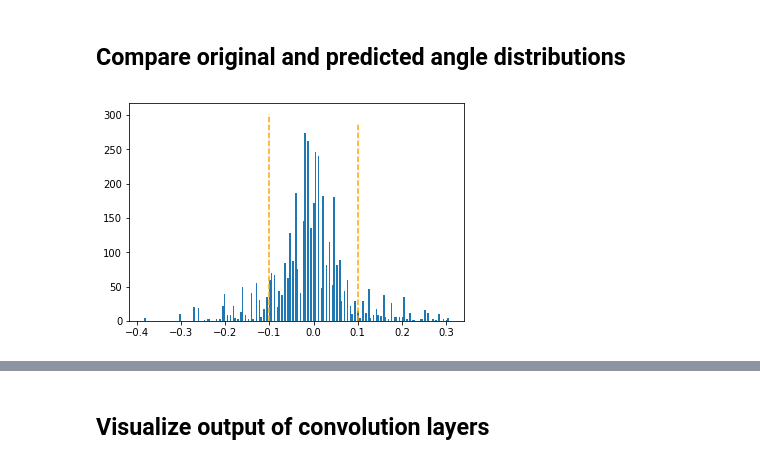
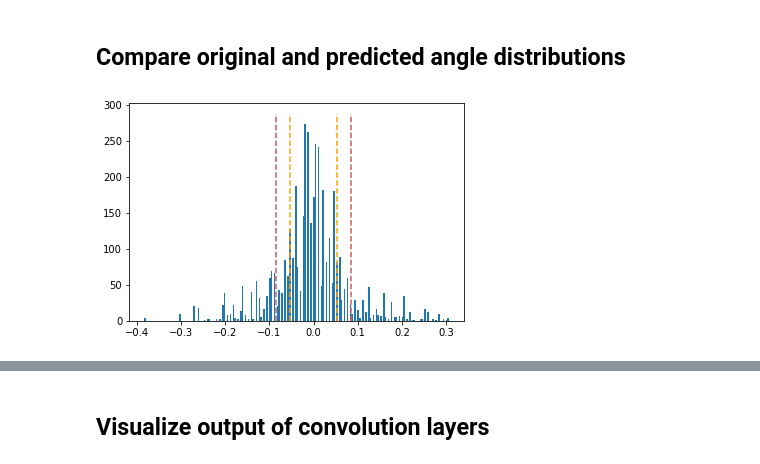
Before and after one commit to koulakis/CarND-Behavioral-Cloning-P3, a Jupyter notebook: clone.ipynb, the cells around one changed output, grey strips where cells are left out. Saved outputs shown, nothing was run; the diff lists cells and outputs as text; code cells hidden in the pictures.

```diff
--- a/clone.ipynb
+++ b/clone.ipynb
@@ -73,7 +72,7 @@ train_images, train_meas = load_image_sets([
 #     '3_bw_hard',
 #     '3_fw_hard',
 #     '1_round_fw_hard_level'
-], smoothen=SMOOTHENING)
+])
 
 print(f'Number of train samples: {train_meas.shape[0]}')
 # %% [output]
@@ -83,6 +82,6 @@ Wall time: 1min 19s
 # %%
 %%time
-valid_images, valid_meas = load_image_sets(["validation_rounds", "validation_rounds_bw"], smoothen=SMOOTHENING)
+valid_images, valid_meas = load_image_sets(["validation_rounds", "validation_rounds_bw"])
 print(f'Number of valid samples: {valid_meas.shape[0]}')
 # %% [output]
 Number of valid samples: 4234
@@ -163,10 +162,9 @@ _________________________________________________________________
 # %% [markdown]
 ## Train model
 # %%
-batch_size = 128
+batch_size = 32
 
 train_generator = ig.image_generator_from_dataset(train_images, train_meas, augment=True, batch_size=batch_size)
-valid_generator = ig.image_generator_from_dataset(valid_images, valid_meas, batch_size=batch_size)
 # %%
 %%time
 steps_per_epoch = int(train_meas.shape[0] / batch_size)
@@ -191,7 +192,7 @@ Wall time: 1min 9s
 model.fit_generator(
     train_generator,
     validation_data=[valid_images, valid_meas],
-    epochs=20,
+    epochs=50,
     steps_per_epoch=steps_per_epoch,
     callbacks=[PlotLossesKeras()],
     max_queue_size=40,
@@ -220,11 +221,16 @@ upload: models/model_nvidia_double_edge_careful.h5a to s3://behavioral-cloning-m
 ## Compare original and predicted angle distributions
 # %%
 plt.hist(valid_meas, bins=200)
-plt.vlines(validation_rmse, *plt.ylim(), color='orange', linestyle='--')
-plt.vlines(-validation_rmse, *plt.ylim(), color='orange', linestyle='--')
+ylim = plt.ylim()
+std = valid_meas.std()
+
+plt.vlines(validation_rmse, *ylim, color='orange', linestyle='--')
+plt.vlines(-validation_rmse, *ylim, color='orange', linestyle='--')
+plt.vlines(std, *ylim, color='indianred', linestyle='--')
+plt.vlines(-std, *ylim, color='indianred', linestyle='--')
 plt.show()
 # %% [output]
-[figure, old version]
+[figure, new version]
 # %%
 %%time
 predictions = model.predict(valid_images)
```
Also changed, not shown: parts of 16 cells of this notebook.
